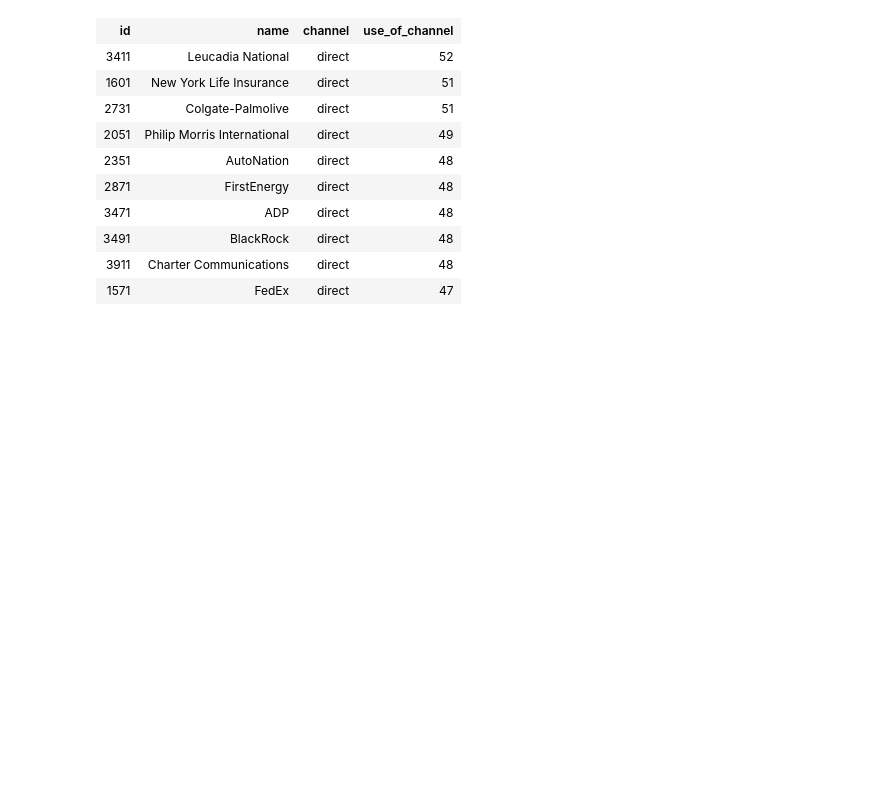
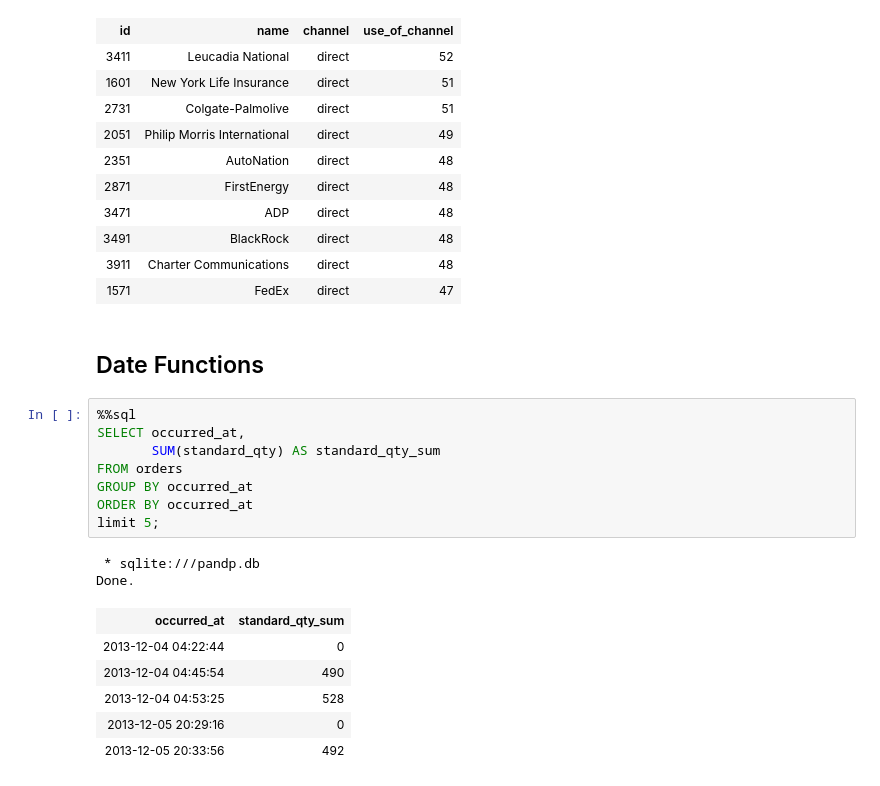
Before and after one commit to bramuelaswani/ML-DL-Related, a Jupyter notebook: SQL Exercises.ipynb, the cells around one changed output. Drawn from its saved outputs; the diff is of its cells as text; blank space fills up the shorter version.

Commit message:
date

```diff
--- a/SQL Exercises.ipynb
+++ b/SQL Exercises.ipynb
@@ -1806,3 +1806,22 @@ Done.
 | 3491 | BlackRock | direct | 48 |
 | 3911 | Charter Communications | direct | 48 |
 | 1571 | FedEx | direct | 47 |
+# %% [markdown]
+## Date Functions
+# %%
+%%sql
+SELECT occurred_at,
+       SUM(standard_qty) AS standard_qty_sum
+FROM orders
+GROUP BY occurred_at
+ORDER BY occurred_at
+limit 5;
+# %% [output]
+ * sqlite:///pandp.db
+Done.
+| occurred_at | standard_qty_sum |
+| 2013-12-04 04:22:44 | 0 |
+| 2013-12-04 04:45:54 | 490 |
+| 2013-12-04 04:53:25 | 528 |
+| 2013-12-05 20:29:16 | 0 |
+| 2013-12-05 20:33:56 | 492 |
```
Also changed, not shown: parts of 2 cells of this notebook, 1 other file.
